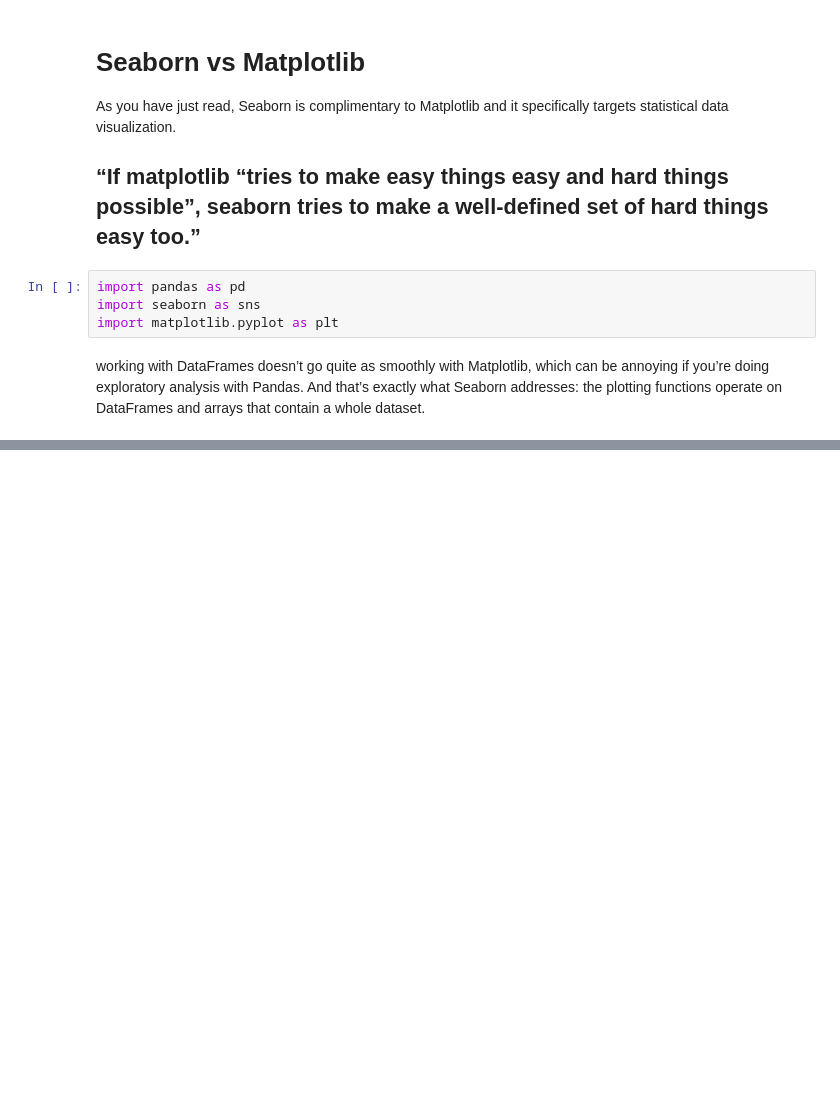
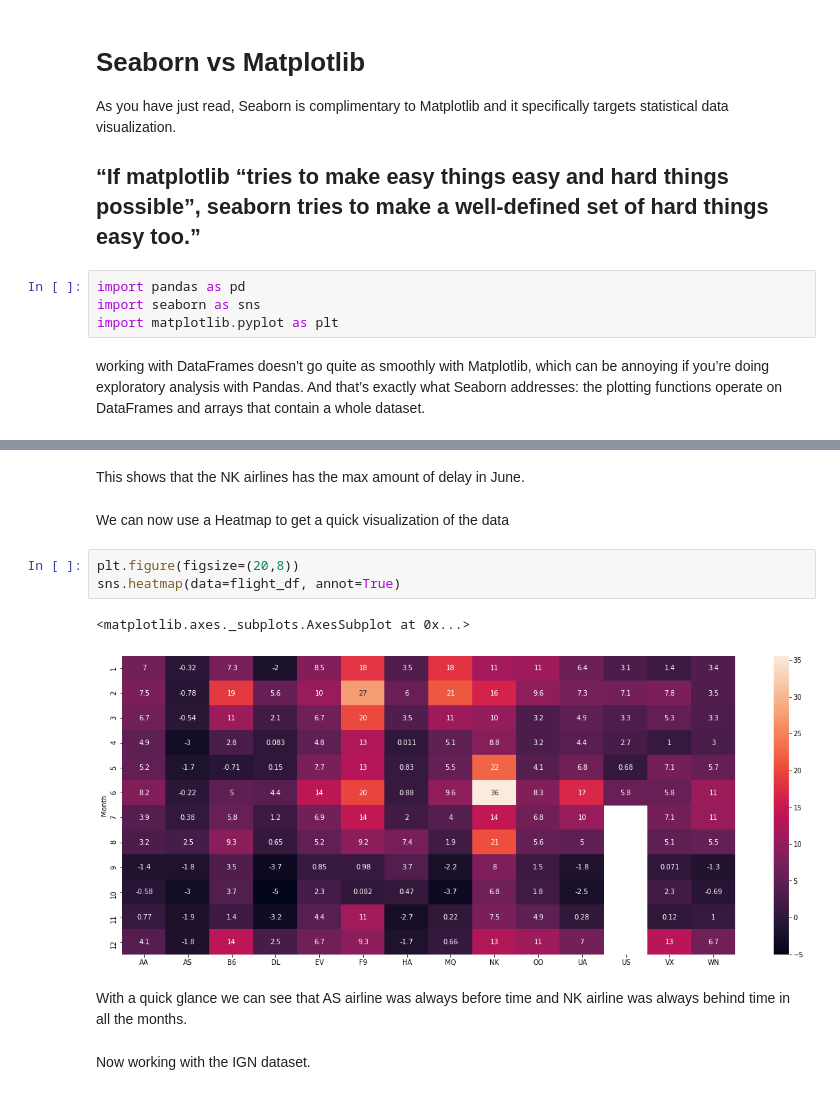
Before and after one commit to SB-Jr/tldr_plotting, a Jupyter notebook: Seaborn.ipynb, the cells around one changed output, grey strips where cells are left out. Cells and saved outputs as stored; diff of their text form; blank space fills up the shorter version.

```diff
--- a/Seaborn.ipynb
+++ b/Seaborn.ipynb
@@ -12,0 +70,14 @@ working with DataFrames doesn’t go quite as smoothly with Matplotlib, which ca
+# %% [markdown]
+This shows that the NK airlines has the max amount of delay in June.
+# %% [markdown]
+We can now use a Heatmap to get a quick visualization of the data
+# %%
+plt.figure(figsize=(20,8))
+sns.heatmap(data=flight_df, annot=True)
+# %% [output]
+<matplotlib.axes._subplots.AxesSubplot at 0x...>
+[figure, added]
+# %% [markdown]
+With a quick glance we can see that AS airline was always before time and NK airline was always behind time in all the months.
+# %% [markdown]
+Now working with the IGN dataset.
```
Also changed, not shown: parts of 18 cells of this notebook, 5 other files.
